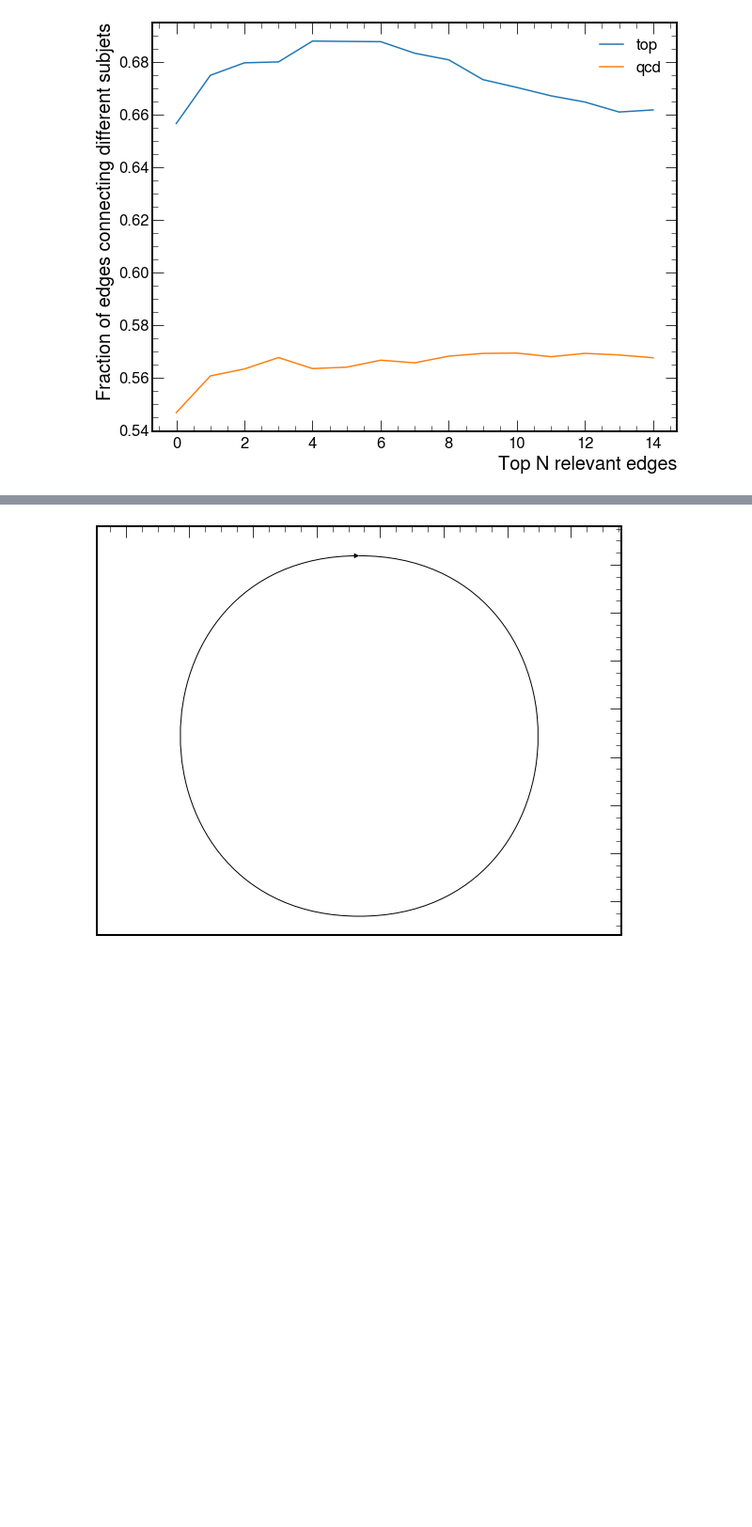
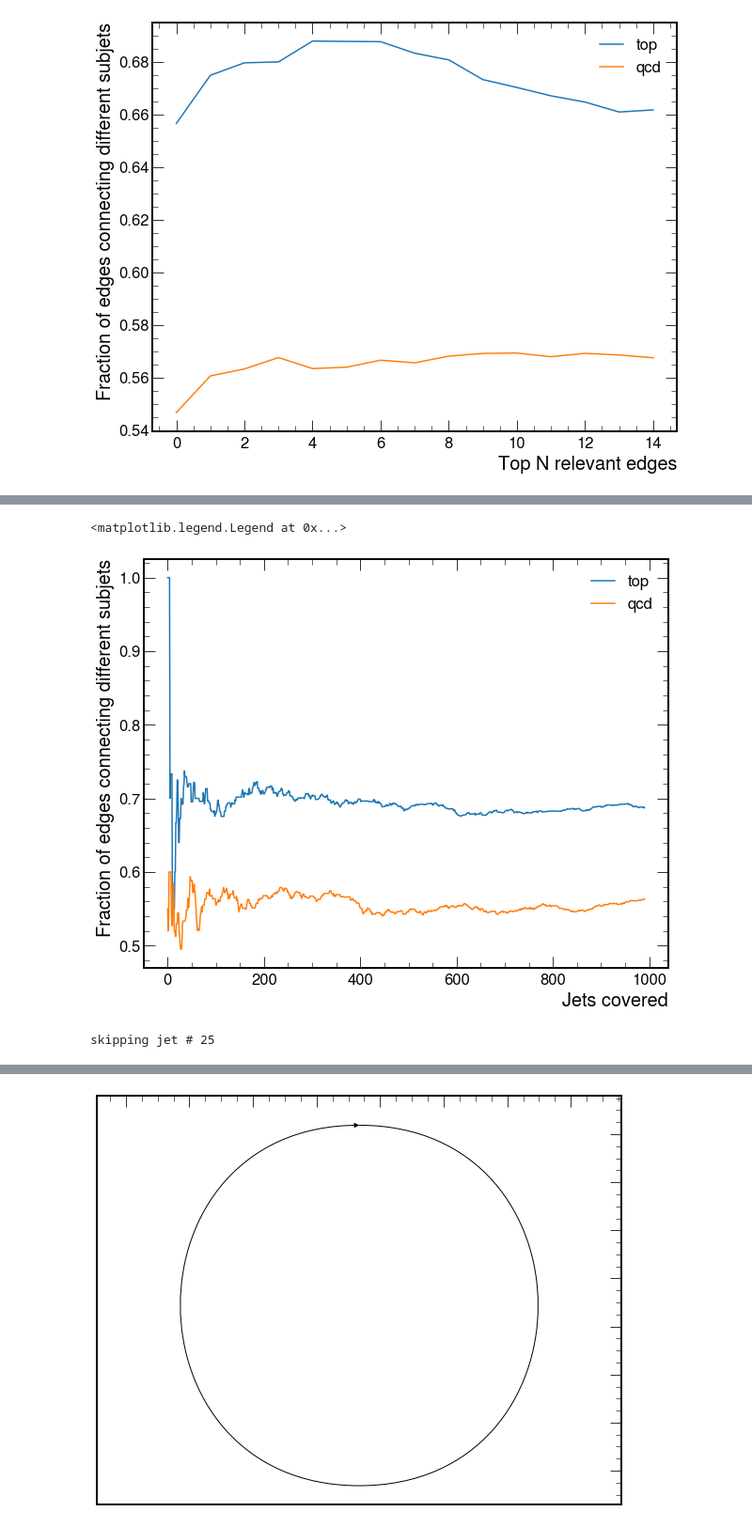
Before and after one commit to farakiko/xai4hep, a Jupyter notebook: binder/fastjet.ipynb, the cells around one changed output, grey strips where cells are left out. Shown at 94% size. Saved outputs shown, nothing was run; the diff lists cells and outputs as text; code cells hidden in the pictures; blank space fills up the shorter version.

```diff
--- a/binder/fastjet.ipynb
+++ b/binder/fastjet.ipynb
@@ -452,0 +501,50 @@ skipping jet # 258
+# %%
+fig, ax = plt.subplots(figsize=(10, 8))
+ax.plot(range(len(top)), top, label='top')
+ax.plot(range(len(qcd)), qcd, label='qcd')
+
+ax.set_xlabel(r"Jets covered")
+ax.set_ylabel(r"Fraction of edges connecting different subjets")
+ax.legend()
+# %% [output]
+<matplotlib.legend.Legend at 0x...>
+[figure, added]
+# %%
+from tqdm.notebook import tqdm
+
+top = [0] * 3
+qcd = [0] * 3
+
+Num_jets = len(batch_px_list)
+for i in tqdm(range(Num_jets)):
+    jet_label = batch_y_list[i]
+
+    R_edges = R_edges_list[i]
+    edge_index_dic = edge_index_list[i]
+
+    px = batch_px_list[i]
+    py = batch_py_list[i]
+    pz = batch_pz_list[i]
+    e = batch_E_list[i]
+
+    # get subjets
+    try:
+        subjet_idx, subjet_vectors, eta, phi, pt = get_subjets(px, py, pz, e)
+    except:
+        print(f"skipping jet # {i}")
+        continue
+
+    if jet_label==1:
+        top[0] += (subjet_idx == 0).sum()
+        top[1] += (subjet_idx == 1).sum()
+        top[2] += (subjet_idx == 2).sum()
+    else:
+        qcd[0] += (subjet_idx == 0).sum()
+        qcd[1] += (subjet_idx == 1).sum()
+        qcd[2] += (subjet_idx == 2).sum()
+    top = np.array(top)
+    qcd = np.array(qcd)
+#     if i==100:
+#         break
+# %% [output]
+skipping jet # 25
```
Also changed, not shown: parts of 14 cells of this notebook.
